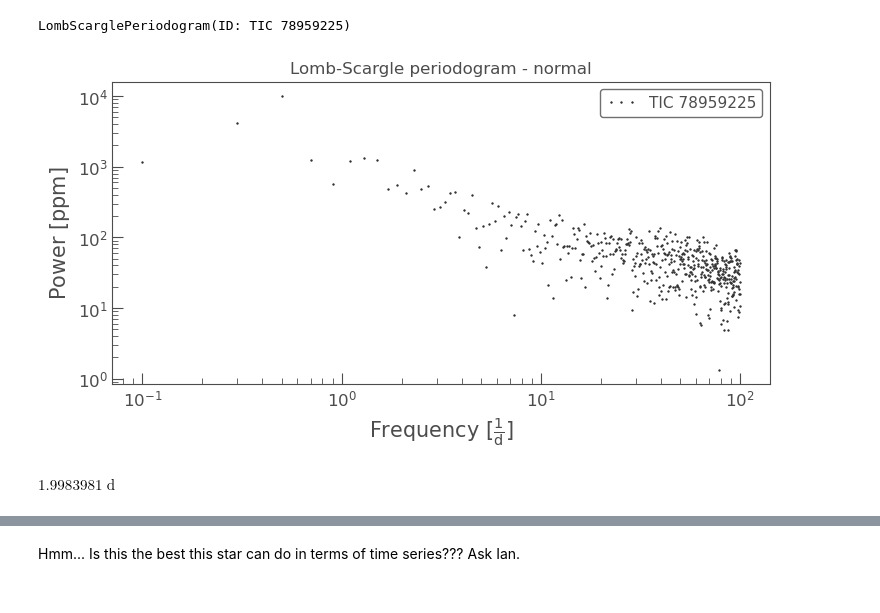
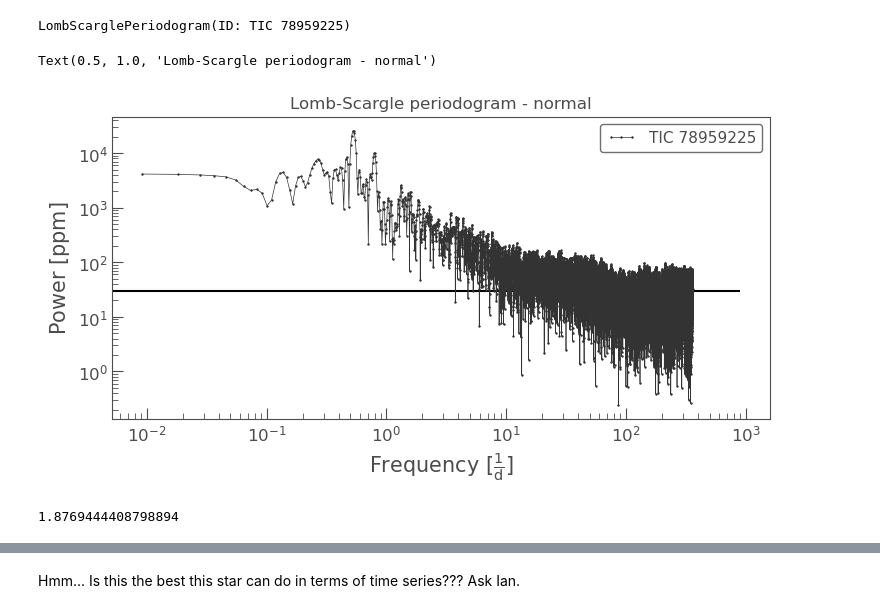
Before and after one commit to khraspyy/Y4MassiveStarsProject, a Jupyter notebook: Project/Codes/HD50896/lc1/HD50896_ts1.ipynb, the cells around one changed output, grey strips where cells are left out. Cells and saved outputs as stored; diff of their text form; code cells hidden in the pictures.

```diff
--- a/Project/Codes/HD50896/lc1/HD50896_ts1.ipynb
+++ b/Project/Codes/HD50896/lc1/HD50896_ts1.ipynb
@@ -95,23 +155,27 @@ hd_lc1.meta
 ### Lomb-Scargle Periodogram of HD 050896
 # %%
 #Lomb-Scargle Periodogram - normalised to parts per million
-#freq = np.linspace(0.1, 100, 100)
-pg_hd_lc1 = hd_lc1.normalize(unit='ppm').to_periodogram(frequency = np.linspace(0.1,100,500))    #plot with less points
+freq = np.linspace(0.1, 100, 100)
+pg_hd_lc1 = hd_lc1.normalize(unit='ppm').to_periodogram()    #plot with less points
 pg_hd_lc1
 # %% [output]
 LombScarglePeriodogram(ID: TIC 78959225)
 # %%
 #Inspecting the periodogram
-ax = pg_hd_lc1.plot(view='frequency', scale='log', linestyle='None', marker='+')
+ax = pg_hd_lc1.plot(view='frequency', scale='log', marker='+')
+#ax.hlines(29.882,0,900)
 #ax.set_xlim(0,20)
 ax.set_title('Lomb-Scargle periodogram - normal')
-plt.savefig('LS_lc1_log_noline')
+#plt.savefig('LS_lc1_log_noline')
 # %% [output]
+Text(0.5, 1.0, 'Lomb-Scargle periodogram - normal')
-[figure, old version]
+[figure, new version]
-# %%
-pg_hd_lc1.period_at_max_power   #period at max power
-# %% [output]
-$1.9983981 \; \mathrm{d}$
+# %%
+pg_hd_lc1.period_at_max_power.value   #period at max power
+#print (np.mean(pg_hd_lc1.power[0:10].value))
+#print (np.mean(pg_hd_lc1.power[-30000:].value))
+# %% [output]
+1.8769444408798894
 # %%
 #Folding light curve using max power period
 hd_lc1.fold(period=pg_hd_lc1.period_at_max_power).scatter()
```
Also changed, not shown: parts of 32 cells of this notebook.
